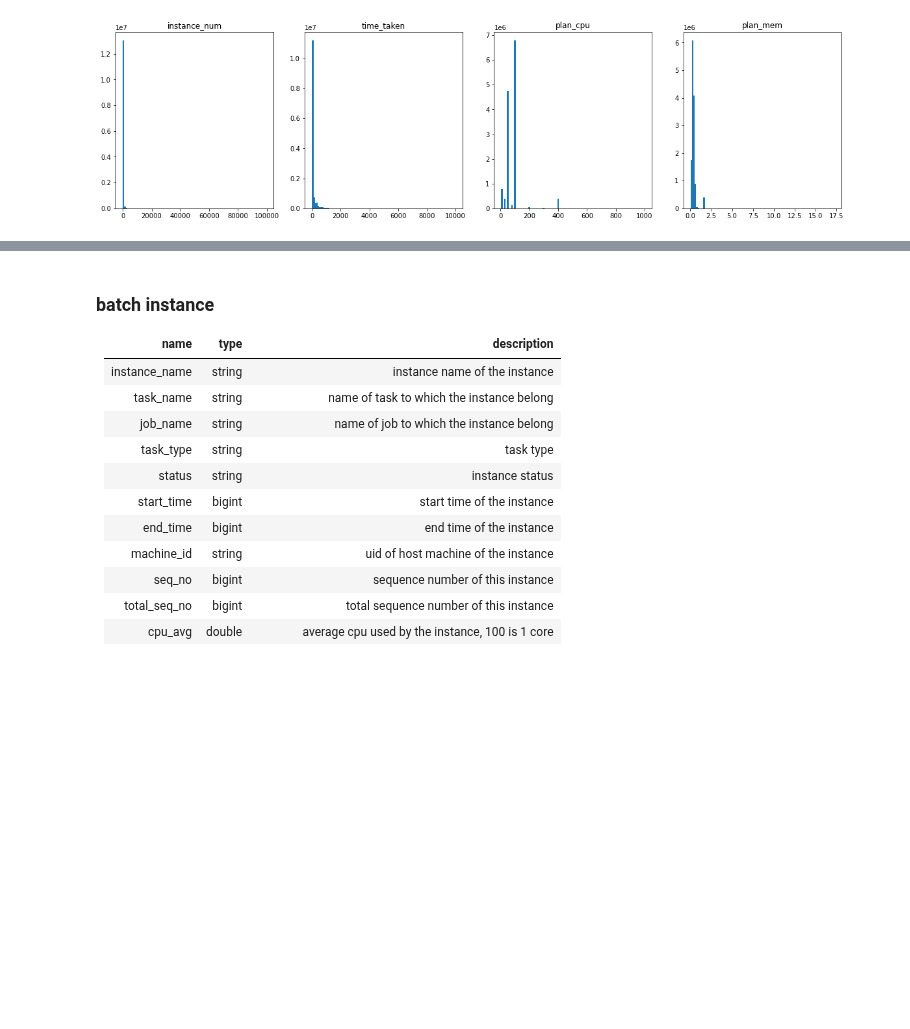
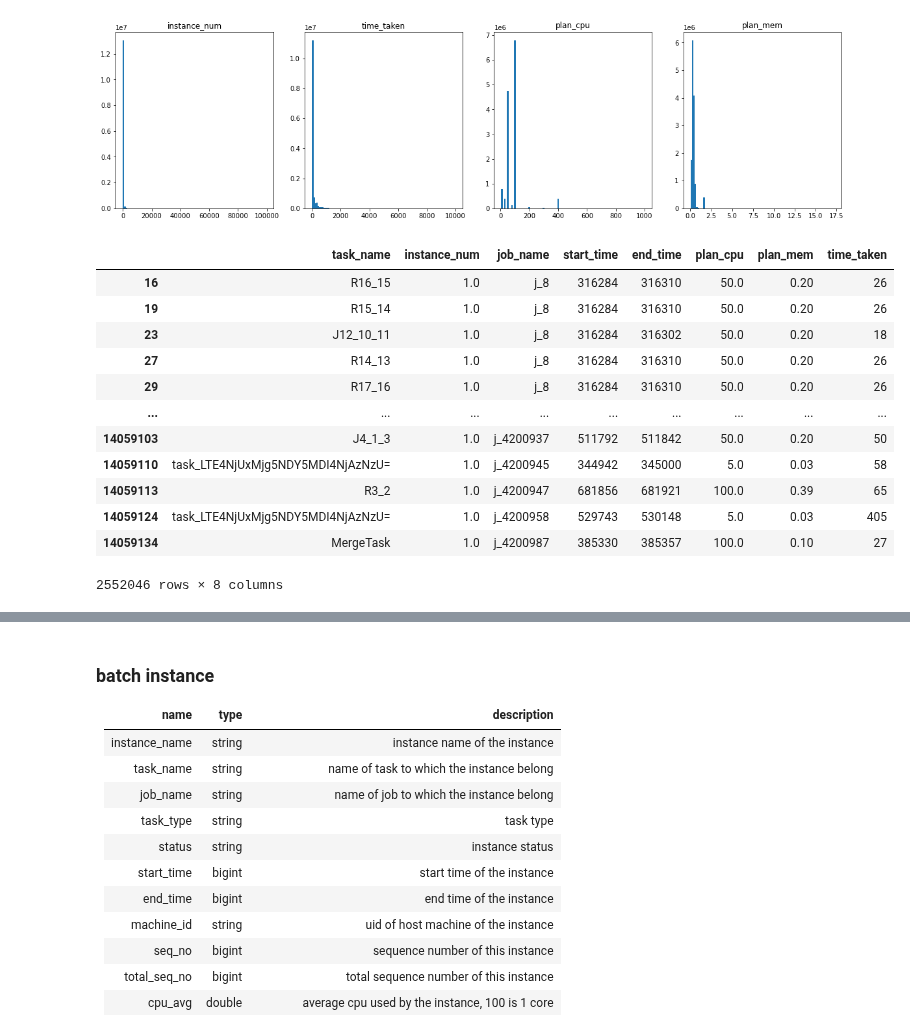
Before and after one commit to pseudo-rnd-thoughts/Elastic-Resource-Allocation, a Jupyter notebook: models/alibaba_cluster/generate_model.ipynb, the cells around one changed output, grey strips where cells are left out. Cells and saved outputs as stored; diff of their text form; code cells hidden in the pictures; blank space fills up the shorter version.

```diff
--- a/models/alibaba_cluster/generate_model.ipynb
+++ b/models/alibaba_cluster/generate_model.ipynb
@@ -114,7 +116,23 @@ for ax, col in zip(axs, ['instance_num', 'time_taken', 'plan_cpu', 'plan_mem']):
 # %% [output]
 [figure]
 # %%
-batch_tasks = batch_tasks[(batch_tasks['instance_num'] > 10000) &
-                          (batch_tasks['time_taken'] < 6800) &
-                          (batch_tasks['time_taken'] >= 15)]
+batch_tasks = batch_tasks[(batch_tasks['instance_num'] == 1) &
+                          (15 <= batch_tasks['time_taken']) & (batch_tasks['time_taken'] < 3600) &
+                          (0 < batch_tasks['plan_cpu']) & (batch_tasks['plan_cpu'] < 600) &
+                          (0 < batch_tasks['plan_mem']) & (batch_tasks['plan_mem'] < 4)]
+batch_tasks
+# %% [output]
+|  | task_name | instance_num | job_name | start_time | end_time | plan_cpu | plan_mem | time_taken |
+| 16 | R16_15 | 1.0 | j_8 | 316284 | 316310 | 50.0 | 0.20 | 26 |
+| 19 | R15_14 | 1.0 | j_8 | 316284 | 316310 | 50.0 | 0.20 | 26 |
+| 23 | J12_10_11 | 1.0 | j_8 | 316284 | 316302 | 50.0 | 0.20 | 18 |
+| 27 | R14_13 | 1.0 | j_8 | 316284 | 316310 | 50.0 | 0.20 | 26 |
+| 29 | R17_16 | 1.0 | j_8 | 316284 | 316310 | 50.0 | 0.20 | 26 |
+| ... | ... | ... | ... | ... | ... | ... | ... | ... |
+| 14059103 | J4_1_3 | 1.0 | j_4200937 | 511792 | 511842 | 50.0 | 0.20 | 50 |
+| 14059110 | task_LTE4NjUxMjg5NDY5MDI4NjAzNzU= | 1.0 | j_4200945 | 344942 | 345000 | 5.0 | 0.03 | 58 |
+| 14059113 | R3_2 | 1.0 | j_4200947 | 681856 | 681921 | 100.0 | 0.39 | 65 |
+| 14059124 | task_LTE4NjUxMjg5NDY5MDI4NjAzNzU= | 1.0 | j_4200958 | 529743 | 530148 | 5.0 | 0.03 | 405 |
+| 14059134 | MergeTask | 1.0 | j_4200987 | 385330 | 385357 | 100.0 | 0.10 | 27 |
+2552046 rows × 8 columns
 # %%
```
Also changed, not shown: parts of 7 cells of this notebook, 2 other files.
